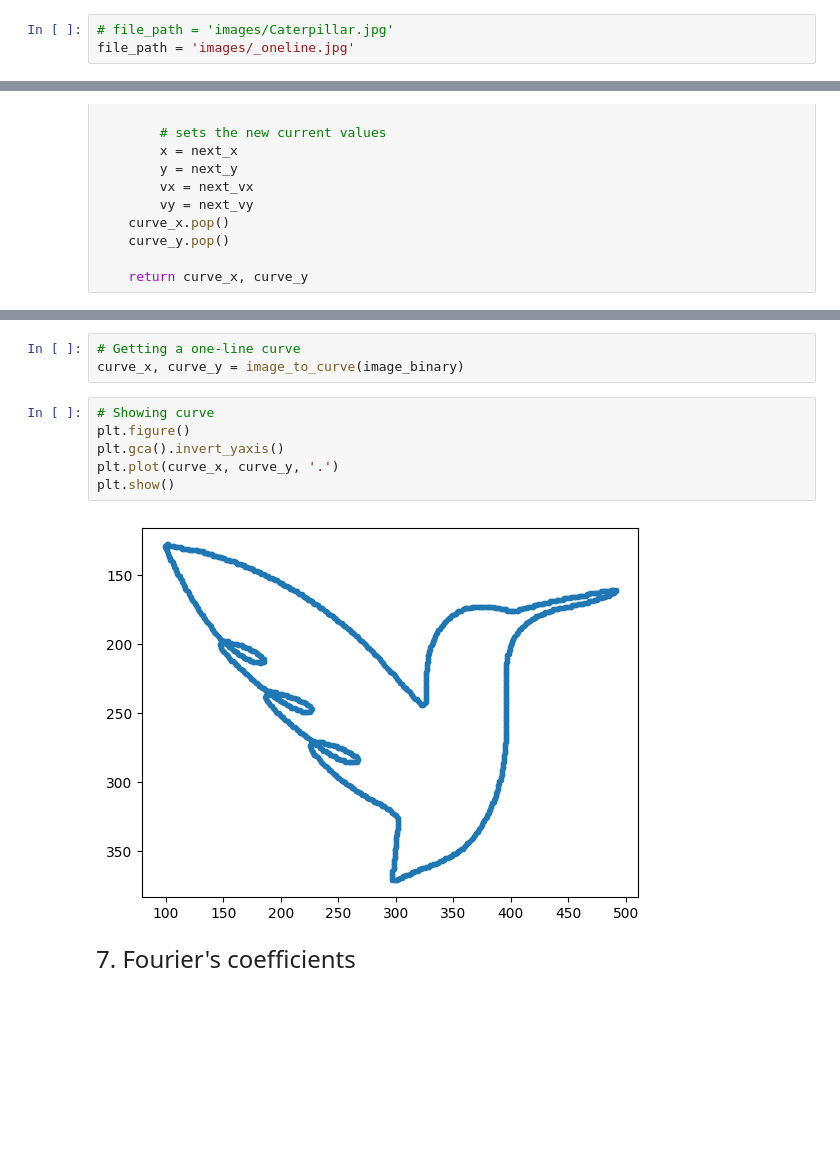
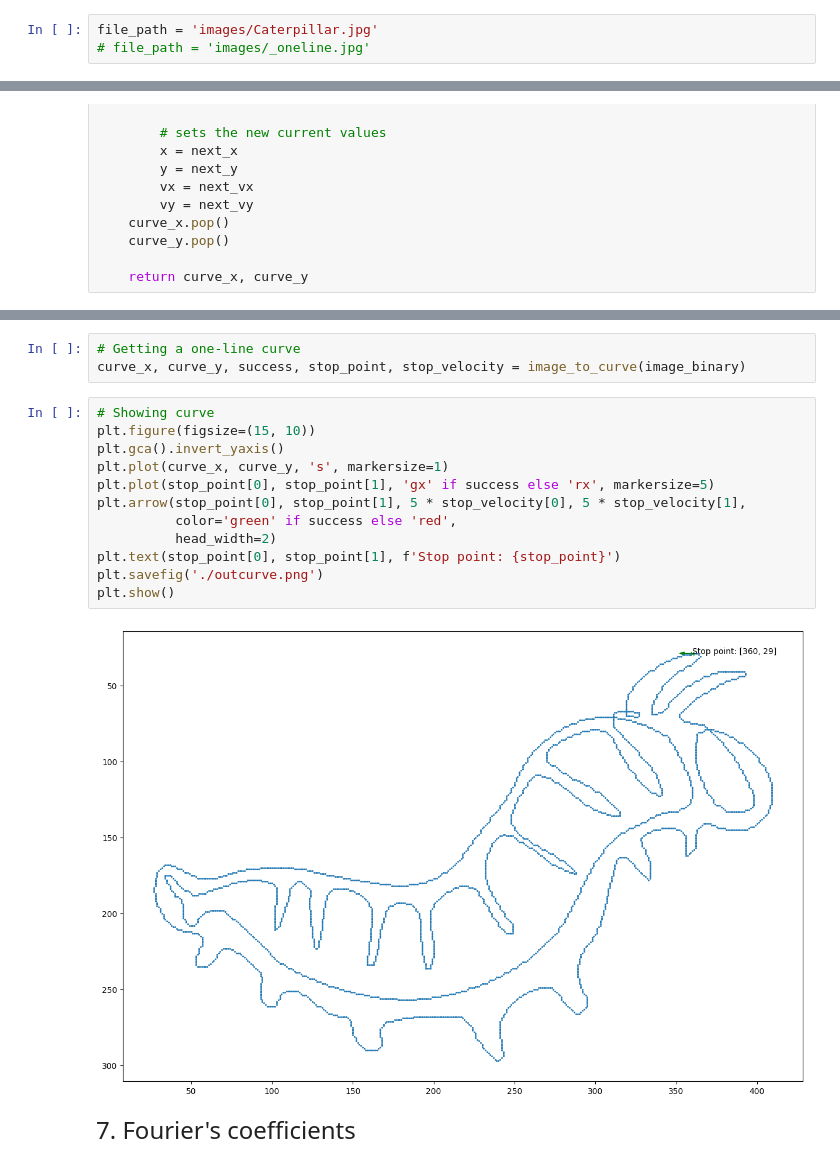
Before and after one commit to steurendo/FourierCoefficientsGenerator, a Jupyter notebook: img_to_fourier.ipynb, the cells around one changed output, grey strips where cells are left out. Saved outputs shown, nothing was run; the diff lists cells and outputs as text; blank space fills up the shorter version.

```diff
--- a/img_to_fourier.ipynb
+++ b/img_to_fourier.ipynb
@@ -21,8 +20,8 @@ import cmath
 # %% [markdown]
 <font size=5>1. Input image</font>
 # %%
-# file_path = 'images/Caterpillar.jpg'
-file_path = 'images/_oneline.jpg'
+file_path = 'images/Caterpillar.jpg'
+# file_path = 'images/_oneline.jpg'
 # %% [markdown]
 <font size=5>2. Grayscale image</font>
 # %%
@@ -215,14 +219,20 @@ def image_to_curve(img):
 # %%
 # Getting a one-line curve
-curve_x, curve_y = image_to_curve(image_binary)
+curve_x, curve_y, success, stop_point, stop_velocity = image_to_curve(image_binary)
 # %%
 # Showing curve
-plt.figure()
+plt.figure(figsize=(15, 10))
 plt.gca().invert_yaxis()
-plt.plot(curve_x, curve_y, '.')
+plt.plot(curve_x, curve_y, 's', markersize=1)
+plt.plot(stop_point[0], stop_point[1], 'gx' if success else 'rx', markersize=5)
+plt.arrow(stop_point[0], stop_point[1], 5 * stop_velocity[0], 5 * stop_velocity[1],
+          color='green' if success else 'red',
+          head_width=2)
+plt.text(stop_point[0], stop_point[1], f'Stop point: {stop_point}')
+plt.savefig('./outcurve.png')
 plt.show()
 # %% [output]
-[figure, old version]
+[figure, new version]
 # %% [markdown]
 <font size=5>7. Fourier's coefficients</font>
 # %%
```
Also changed, not shown: parts of 6 cells of this notebook, 2 other files.
